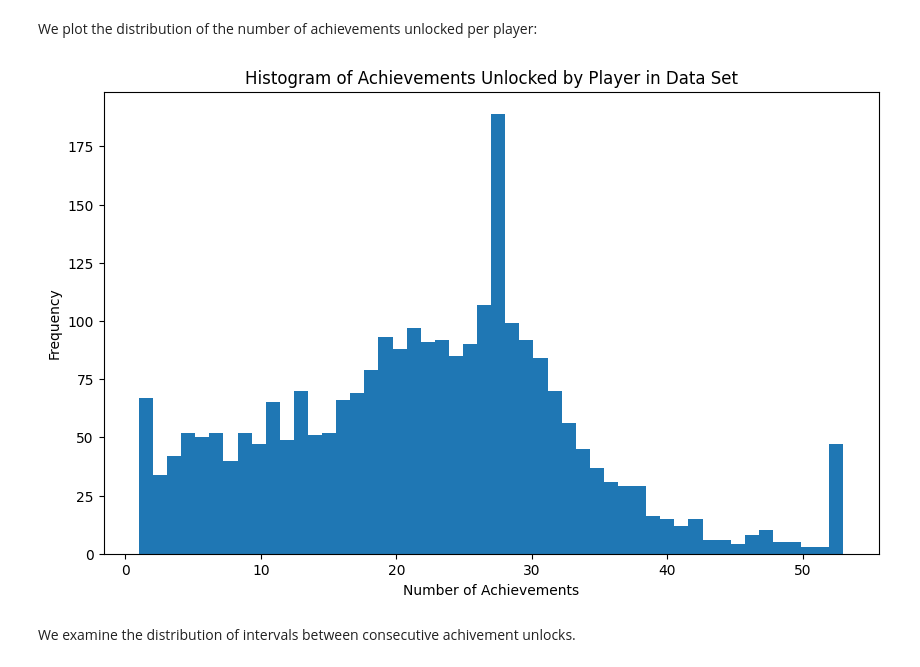
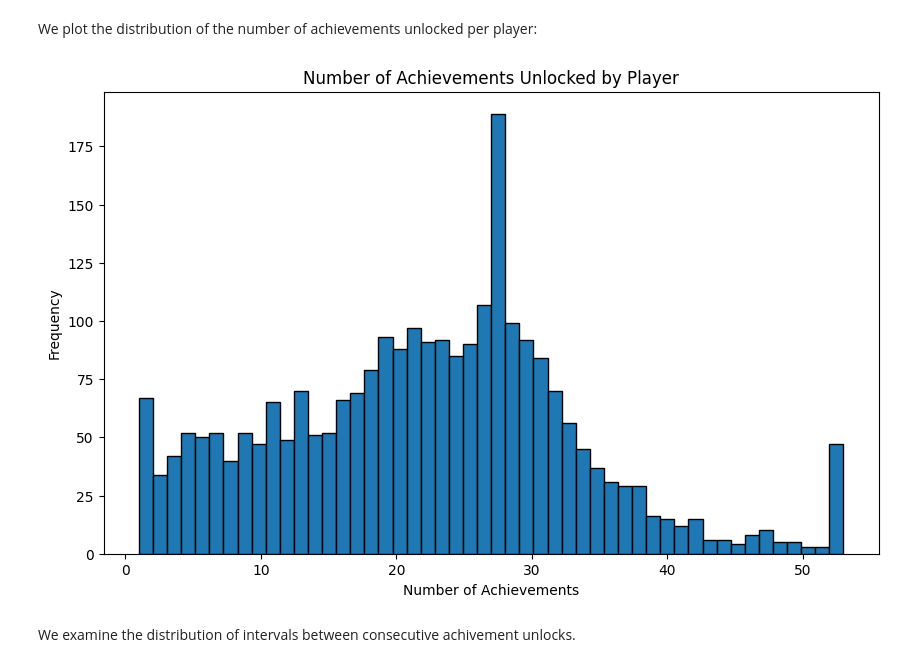
Before and after one commit to richhuwtaylor/recommend-steam-achievements, a Jupyter notebook: recommend_achievements_sequence.ipynb, the cells around one changed output. Saved outputs shown, nothing was run; the diff lists cells and outputs as text; code cells hidden in the pictures.

```diff
--- a/recommend_achievements_sequence.ipynb
+++ b/recommend_achievements_sequence.ipynb
@@ -115,13 +112,13 @@ We plot the distribution of the number of achievements unlocked per player:
 # %%
 sequence_lengths = np.count_nonzero(all_sequences.sequences, axis=1)
 plt.figure(figsize=(10, 6))
-plt.hist(sequence_lengths, bins=50)
+plt.hist(sequence_lengths, bins=50, edgecolor='black')
 plt.xlabel('Number of Achievements')
 plt.ylabel('Frequency')
-plt.title('Histogram of Achievements Unlocked by Player in Data Set')
+plt.title('Number of Achievements Unlocked by Player')
 plt.show()
 # %% [output]
-[figure, old version]
+[figure, new version]
 # %% [markdown]
 We examine the distribution of intervals between consecutive achivement unlocks.
 # %%
```
Also changed, not shown: parts of 8 cells of this notebook.
